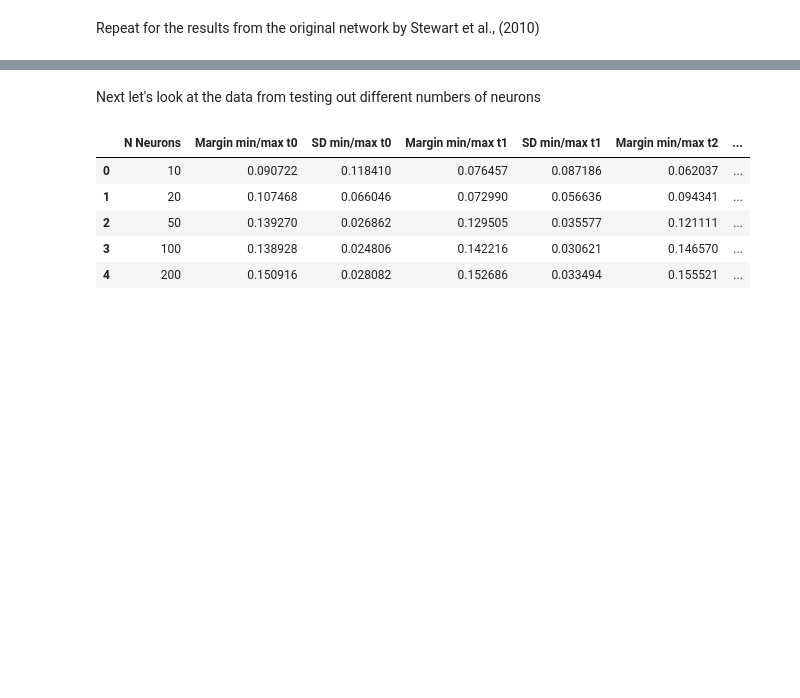
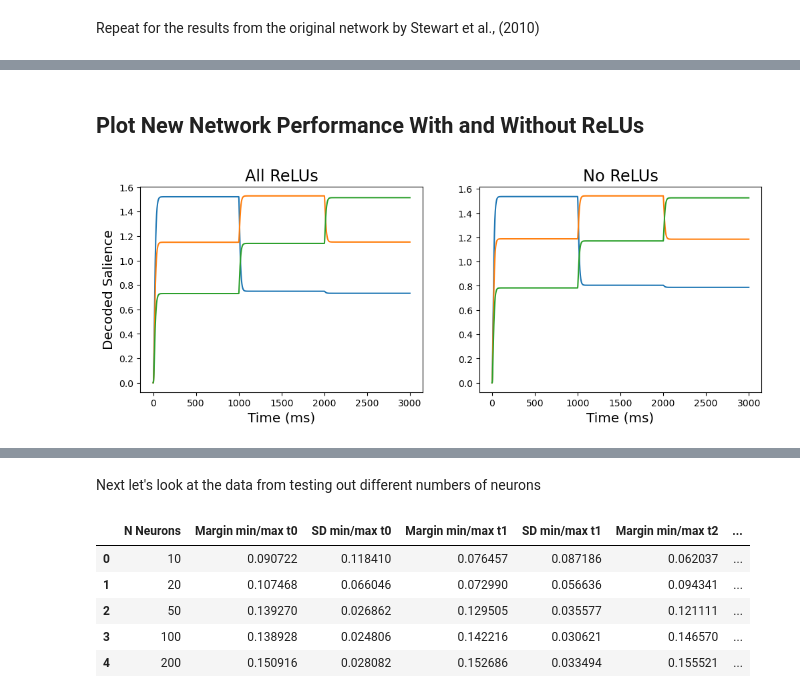
Before and after one commit to maddybartlett/VSABasalGanglia, a Jupyter notebook: experiments/results.ipynb, the cells around one changed output, grey strips where cells are left out. Saved outputs shown, nothing was run; the diff lists cells and outputs as text; code cells hidden in the pictures; blank space fills up the shorter version.

```diff
--- a/experiments/results.ipynb
+++ b/experiments/results.ipynb
@@ -105,0 +195,19 @@ pd.DataFrame(tab_old)
+# %% [markdown]
+## Plot New Network Performance With and Without ReLUs
+# %%
+plt.figure(figsize=(12,4))
+
+plt.subplot(1,2,1)
+plt.plot(dfnew['decoded_saliences'][0])
+plt.title('All ReLUs', fontsize='xx-large')
+plt.xlabel('Time (ms)', fontsize='x-large')
+plt.ylabel('Decoded Salience', fontsize='x-large')
+
+plt.subplot(1,2,2)
+plt.plot(dfnew['decoded_saliences'][9])
+plt.title('No ReLUs', fontsize='xx-large')
+plt.xlabel('Time (ms)', fontsize='x-large')
+
+plt.savefig('newnet_relus.pdf')
+# %% [output]
+[figure, added]
```
Also changed, not shown: parts of 10 cells of this notebook, 14 other files.
